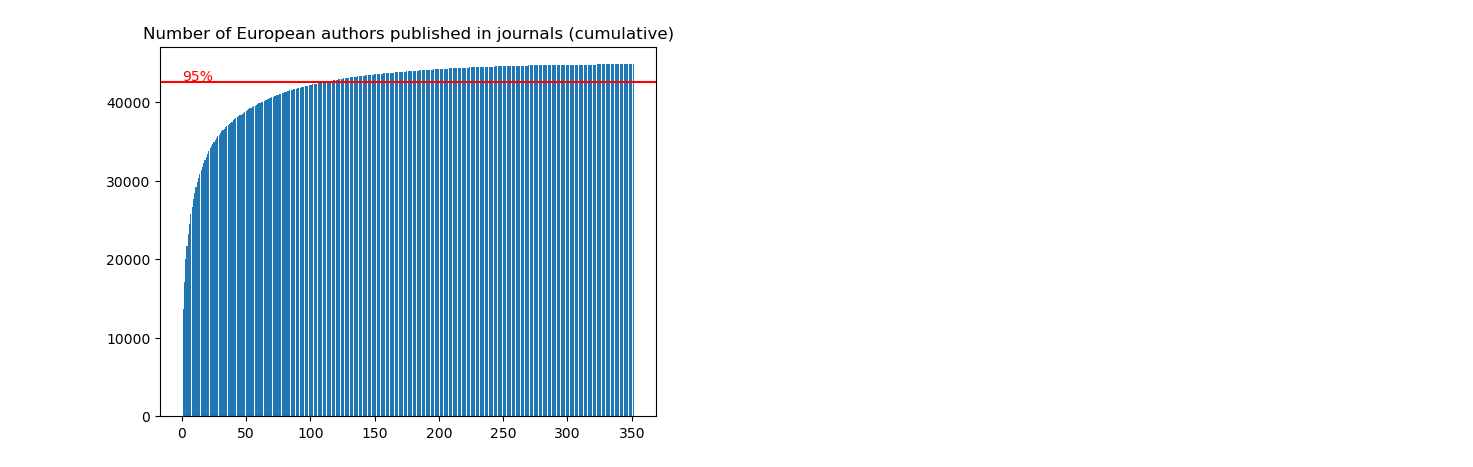
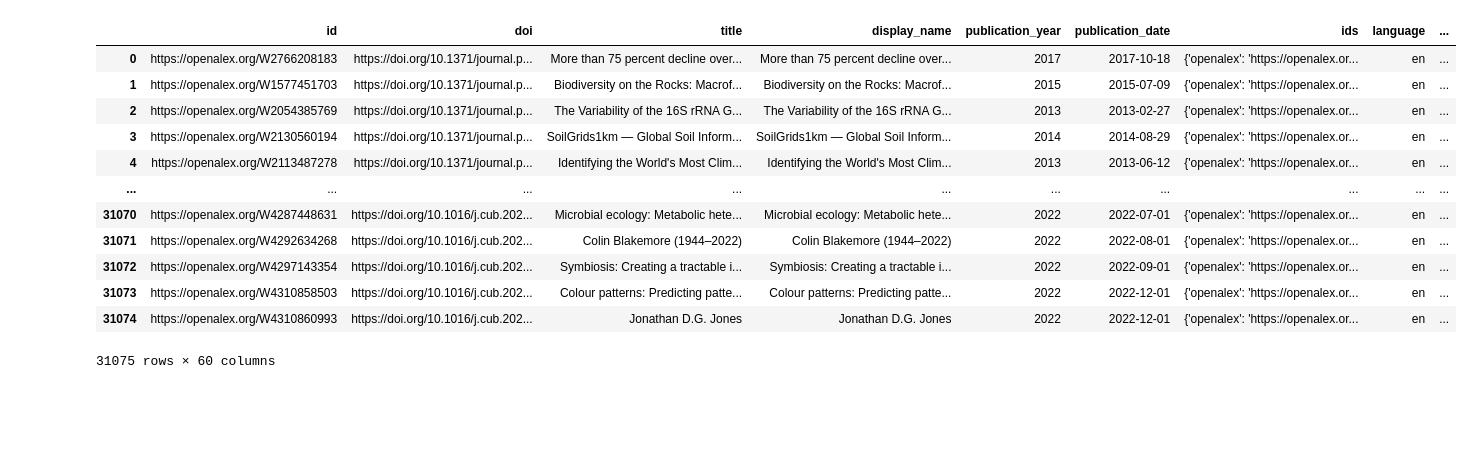
Before and after one commit to AgentschapPlantentuinMeise/Mapping-taxonomists, a Jupyter notebook: src/visualization/Untitled.ipynb, the cells around one changed output. Cells and saved outputs as stored; diff of their text form; code cells hidden in the pictures; blank space fills up the shorter version.

```diff
--- a/src/visualization/Untitled.ipynb
+++ b/src/visualization/Untitled.ipynb
@@ -76,17 +236,0 @@ Next best: https://openalex.org/S179490789
-# %%
-# plot path through journals with most new authors, cumulatively
-fig, ax = plt.subplots()
-cumulative_path = np.cumsum(nr_authors_path)
-
-plt.bar(x=range(1,len(journal_path)+1), height=cumulative_path)
-#plt.xticks(rotation=90, ha="center", fontsize=4)
-ax.set_title("Number of European authors published in journals (cumulative)")
-
-# add 95% line
-value_95 = cumulative_path[-1]*0.95
-plt.axhline(y=value_95, color="red", label="95%")
-ax.text(0.5, value_95+200,"95%", color="red")
-# plt.show()
-plt.savefig("../../reports/figures/cumulative_graph_european_authors_in_journals_test.png")
-# %% [output]
-[figure, removed]
@@ -105,0 +237,17 @@ with open("../../data/interim/journals_cumulative_path_test.txt", "w", encoding=
+# %%
+articles = pd.read_pickle("../../data/processed/european_taxonomic_articles_with_subjects.pkl")
+articles
+# %% [output]
+|  | id | doi | title | display_name | publication_year | publication_date | ids | language | ... |
+| 0 | https://openalex.org/W2766208183 | https://doi.org/10.1371/journal.p... | More than 75 percent decline over... | More than 75 percent decline over... | 2017 | 2017-10-18 | {'openalex': 'https://openalex.or... | en | ... |
+| 1 | https://openalex.org/W1577451703 | https://doi.org/10.1371/journal.p... | Biodiversity on the Rocks: Macrof... | Biodiversity on the Rocks: Macrof... | 2015 | 2015-07-09 | {'openalex': 'https://openalex.or... | en | ... |
+| 2 | https://openalex.org/W2054385769 | https://doi.org/10.1371/journal.p... | The Variability of the 16S rRNA G... | The Variability of the 16S rRNA G... | 2013 | 2013-02-27 | {'openalex': 'https://openalex.or... | en | ... |
+| 3 | https://openalex.org/W2130560194 | https://doi.org/10.1371/journal.p... | SoilGrids1km — Global Soil Inform... | SoilGrids1km — Global Soil Inform... | 2014 | 2014-08-29 | {'openalex': 'https://openalex.or... | en | ... |
+| 4 | https://openalex.org/W2113487278 | https://doi.org/10.1371/journal.p... | Identifying the World's Most Clim... | Identifying the World's Most Clim... | 2013 | 2013-06-12 | {'openalex': 'https://openalex.or... | en | ... |
+| ... | ... | ... | ... | ... | ... | ... | ... | ... | ... |
+| 31070 | https://openalex.org/W4287448631 | https://doi.org/10.1016/j.cub.202... | Microbial ecology: Metabolic hete... | Microbial ecology: Metabolic hete... | 2022 | 2022-07-01 | {'openalex': 'https://openalex.or... | en | ... |
+| 31071 | https://openalex.org/W4292634268 | https://doi.org/10.1016/j.cub.202... | Colin Blakemore (1944–2022) | Colin Blakemore (1944–2022) | 2022 | 2022-08-01 | {'openalex': 'https://openalex.or... | en | ... |
+| 31072 | https://openalex.org/W4297143354 | https://doi.org/10.1016/j.cub.202... | Symbiosis: Creating a tractable i... | Symbiosis: Creating a tractable i... | 2022 | 2022-09-01 | {'openalex': 'https://openalex.or... | en | ... |
+| 31073 | https://openalex.org/W4310858503 | https://doi.org/10.1016/j.cub.202... | Colour patterns: Predicting patte... | Colour patterns: Predicting patte... | 2022 | 2022-12-01 | {'openalex': 'https://openalex.or... | en | ... |
+| 31074 | https://openalex.org/W4310860993 | https://doi.org/10.1016/j.cub.202... | Jonathan D.G. Jones | Jonathan D.G. Jones | 2022 | 2022-12-01 | {'openalex': 'https://openalex.or... | en | ... |
+31075 rows × 60 columns
```
Also changed, not shown: parts of 38 cells of this notebook, 11 other files.
